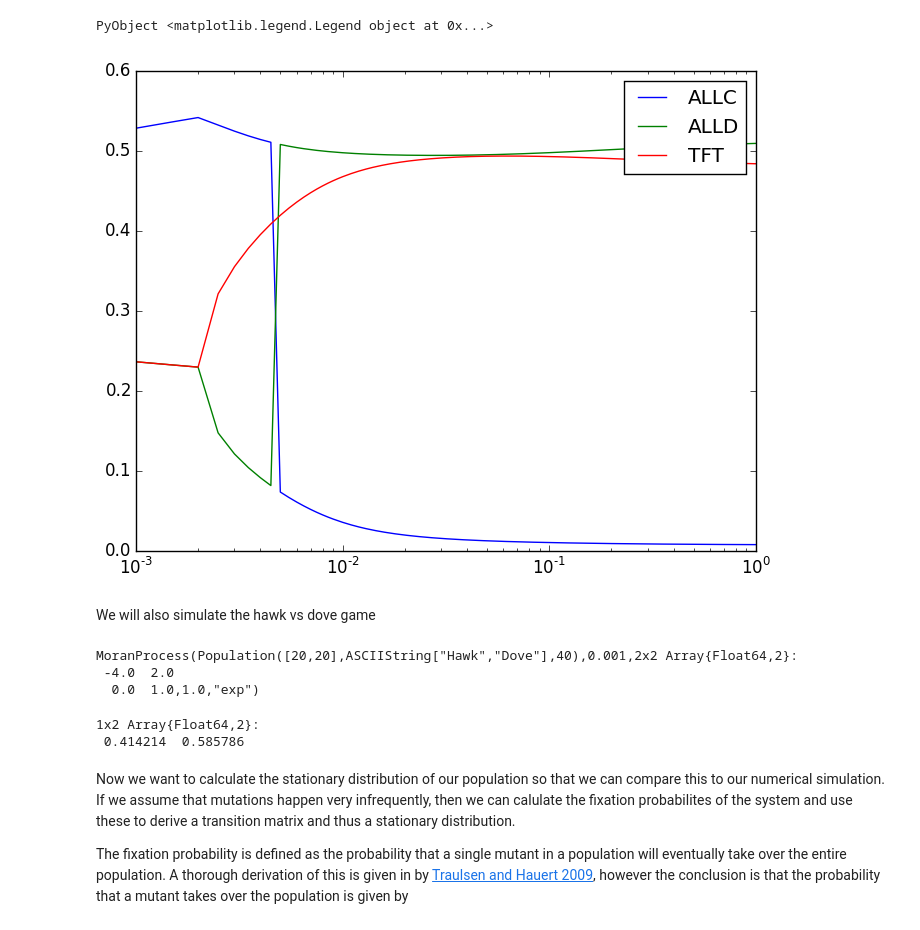
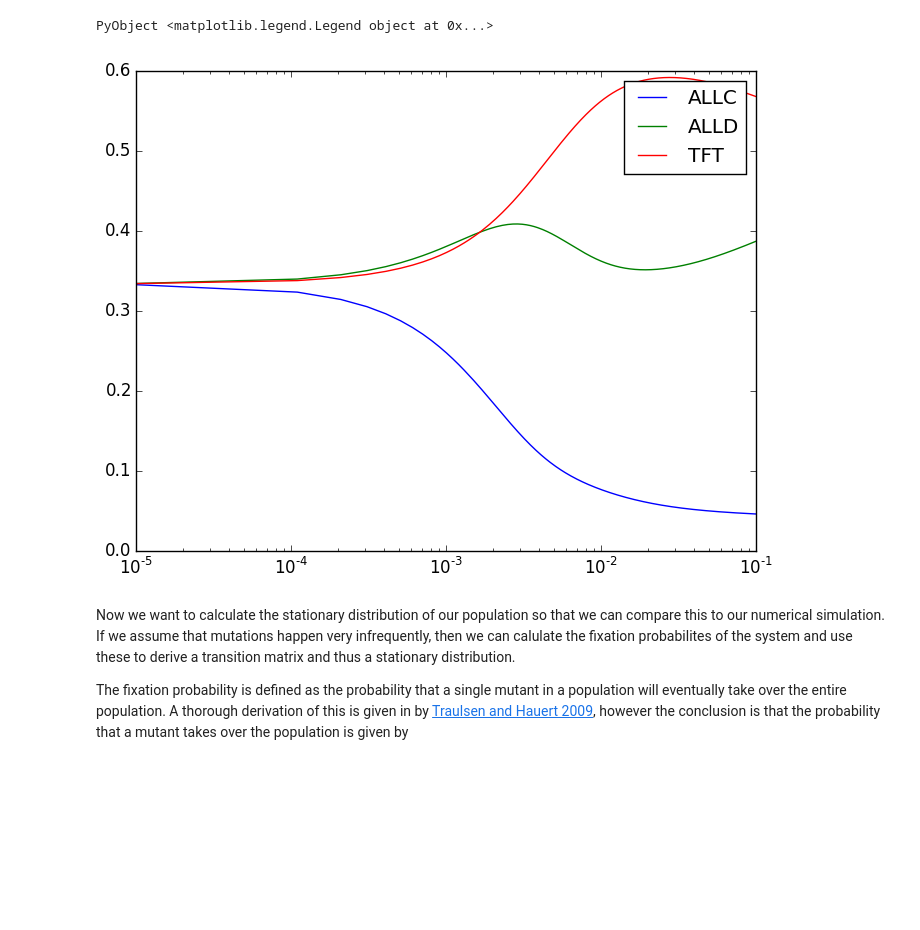
Before and after one commit to computationalevolutionarydynamics/Jedy.jl, a Jupyter notebook: notebooks/Finite Populations.ipynb, the cells around one changed output. Drawn from its saved outputs; the diff is of its cells as text; code cells hidden in the pictures; blank space fills up the shorter version.

```diff
--- a/notebooks/Finite Populations.ipynb
+++ b/notebooks/Finite Populations.ipynb
@@ -112,36 +114,19 @@ legend(dilemmaProcess.game.strategies)
 [figure]
 PyObject <matplotlib.legend.Legend object at 0x...>
 # %%
-startVal = 1e-3
-endVal = 1
-step = 5e-4
+startVal = 1e-5
+endVal = 1e-1
+step = 1e-4
+dilemmaProcess.intensityOfSelectionMap = "lin"
 intensityArray = computeIntensityEffect(dilemmaProcess, startVal, endVal, step)
 x = startVal:step:endVal
 plot(x, intensityArray[:,1])
 plot(x, intensityArray[:,2])
 plot(x, intensityArray[:,3])
 legend(dilemmaProcess.game.strategies)
 xscale("log")
 # %% [output]
-[figure, old version]
+[figure, new version]
-# %% [markdown]
-We will also simulate the hawk vs dove game
-# %%
-initialPop = Population([20,20],["Hawk", "Dove"])
-# Set payoff matrix values
-V = 2
-C = 10
-payoffMatrix = [V/2 - C/2 V; 0 V/2]
-doveProcess = MoranProcess(initialPop, 1e-3, payoffMatrix, 1.0, "exp")
-# %% [output]
-MoranProcess(Population([20,20],ASCIIString["Hawk","Dove"],40),0.001,2x2 Array{Float64,2}:
- -4.0  2.0
-  0.0  1.0,1.0,"exp")
-# %%
-computeStationaryDistribution(doveProcess)
-# %% [output]
-1x2 Array{Float64,2}:
- 0.414214  0.585786
 # %% [markdown]
 Now we want to calculate the stationary distribution of our population so that we can compare this to our numerical simulation. If we assume that mutations happen very infrequently, then we can calulate the fixation probabilites of the system and use these to derive a transition matrix and thus a stationary distribution.
 
```
Also changed, not shown: parts of 2 cells of this notebook.
